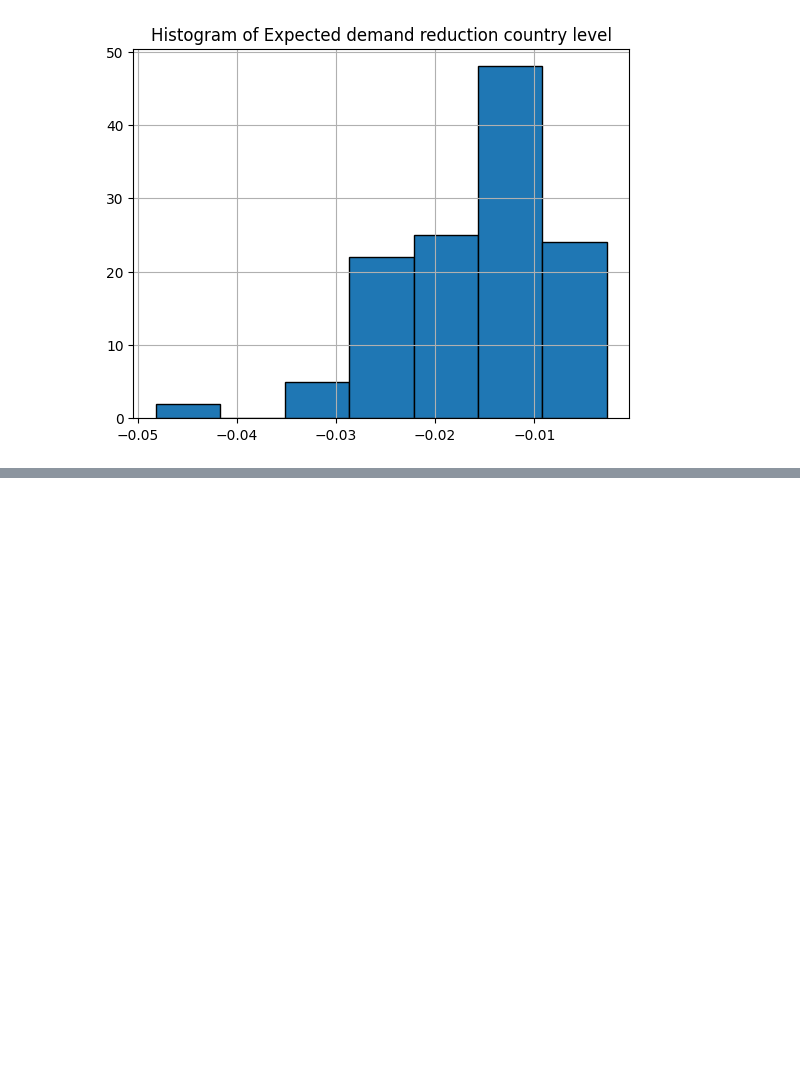
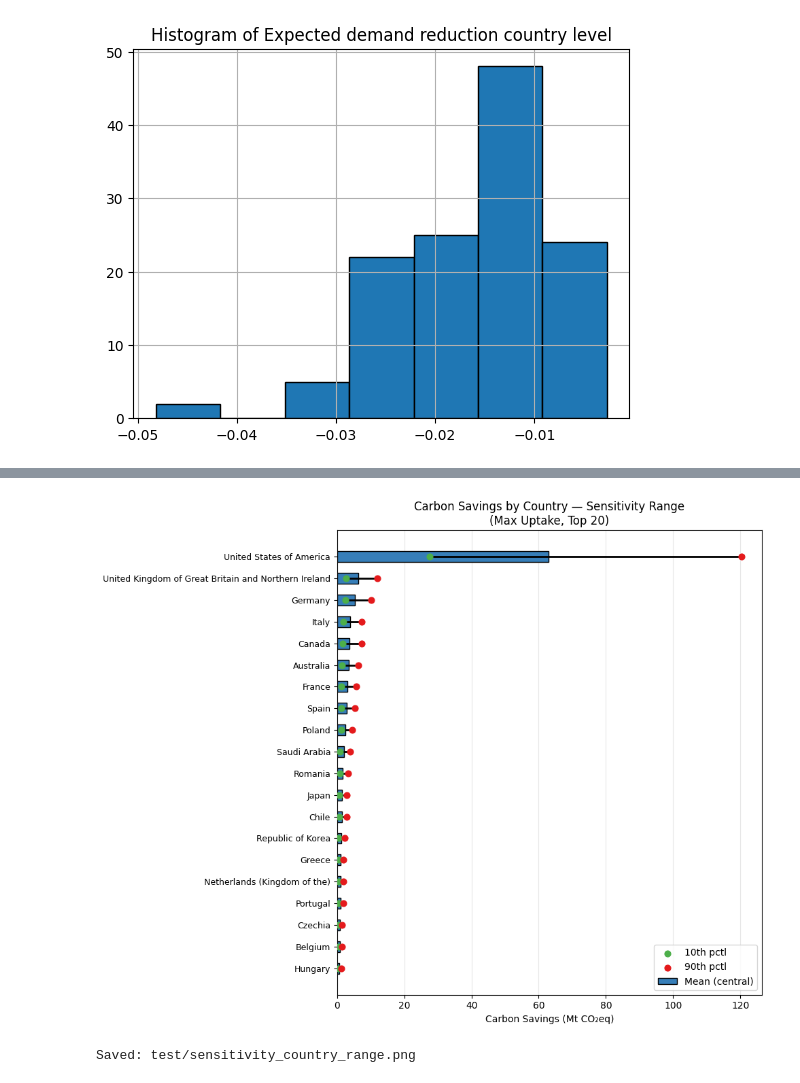
Before and after one commit to Chen2939/semaglutide, a Jupyter notebook: Price rebound model.ipynb, the cells around one changed output, grey strips where cells are left out. Saved outputs shown, nothing was run; the diff lists cells and outputs as text; code cells hidden in the pictures; blank space fills up the shorter version.

```diff
--- a/Price rebound model.ipynb
+++ b/Price rebound model.ipynb
@@ -333,0 +450,38 @@ Text(0.5, 1.0, 'Histogram of Expected demand reduction country level')
+# %%
+# --- Figure: Country-level sensitivity range (Max Uptake) ---
+
+country_sens = max_sens.groupby(["ci_scenario", "Country"])["carbon_savings_t"].sum().abs().reset_index()
+country_sens["carbon_savings_Mt"] = country_sens["carbon_savings_t"] / 1e6
+
+pivot = country_sens.pivot(index="Country", columns="ci_scenario", values="carbon_savings_Mt")
+pivot = pivot.reindex(columns=["P10 (10th pctl)", "Mean (central)", "P90 (90th pctl)"])
+pivot = pivot.sort_values("Mean (central)", ascending=True)
+
+# Take top 20 countries
+top20 = pivot.tail(20)
+
+fig, ax = plt.subplots(figsize=(10, 8))
+y = np.arange(len(top20))
+
+ax.barh(y, top20["Mean (central)"], height=0.5, color="#377eb8", edgecolor="black",
+        label="Mean (central)", zorder=3)
+
+ax.hlines(y, top20["P10 (10th pctl)"], top20["P90 (90th pctl)"],
+          color="black", linewidth=2, zorder=4)
+ax.scatter(top20["P10 (10th pctl)"], y, color="#4daf4a", s=40, zorder=5, label="10th pctl")
+ax.scatter(top20["P90 (90th pctl)"], y, color="#e41a1c", s=40, zorder=5, label="90th pctl")
+
+ax.set_yticks(y)
+ax.set_yticklabels(top20.index, fontsize=9)
+ax.set_xlabel("Carbon Savings (Mt CO₂eq)")
+ax.set_title("Carbon Savings by Country — Sensitivity Range\n(Max Uptake, Top 20)")
+ax.legend(loc="lower right")
+ax.grid(axis="x", alpha=0.3)
+
+plt.tight_layout()
+plt.savefig("test/sensitivity_country_range.png", dpi=150, bbox_inches="tight")
+plt.show()
+print("Saved: test/sensitivity_country_range.png")
+# %% [output]
+[figure, added]
+Saved: test/sensitivity_country_range.png
```
Also changed, not shown: parts of 3 cells of this notebook, 2 other files.
